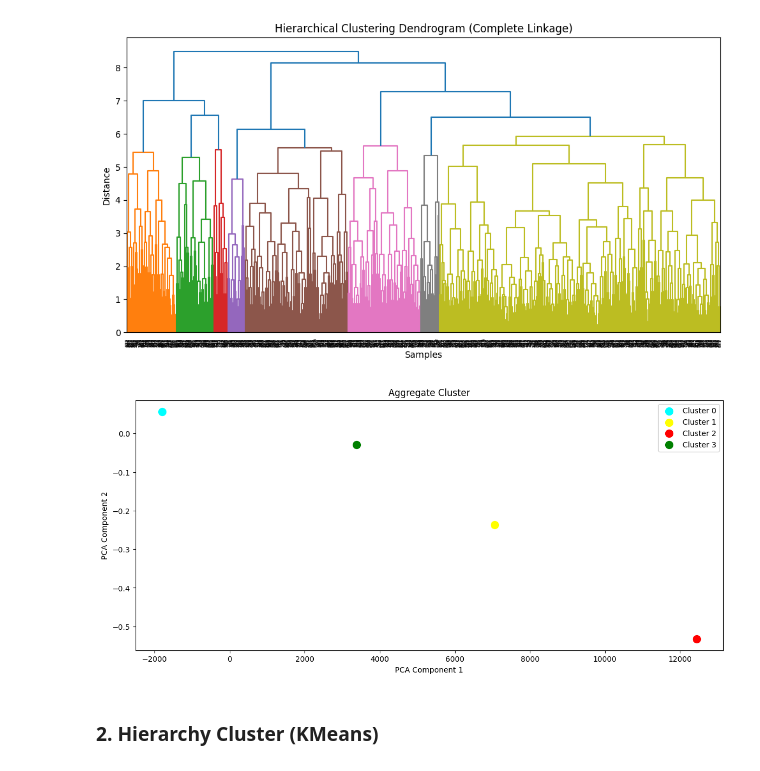
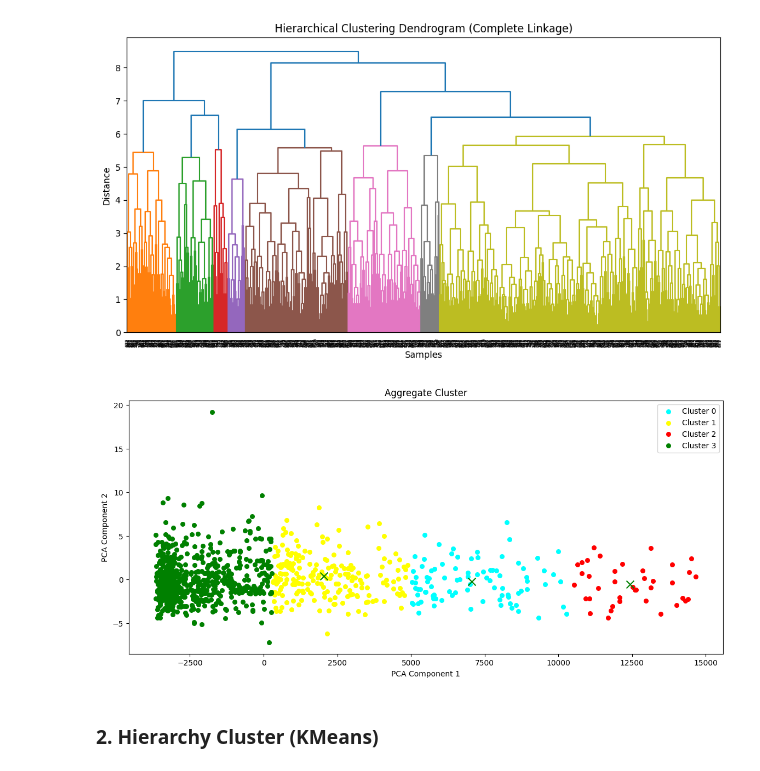
Before and after one commit to y-xing01/DAV_CA1, a Jupyter notebook: diamonds.ipynb, the cells around one changed output. Cells and saved outputs as stored; diff of their text form; code cells hidden in the pictures.

Commit message:
:zap: Fix and improve aggregate cluster plot

```diff
--- a/diamonds.ipynb
+++ b/diamonds.ipynb
@@ -1006,31 +1006,31 @@ See the caveats in the documentation: https://pandas.pydata.org/pandas-docs/stab
 # %%
 # Perform PCA for visualization
 pca = PCA(n_components=2)
 cluster_data_pca = pca.fit_transform(cluster_data)
 
 # Perform hierarchical clustering
-hc = AgglomerativeClustering(n_clusters=4, linkage='complete', metric='euclidean')
-y_hc = hc.fit_predict(cluster_data)
+hc = AgglomerativeClustering(n_clusters=4, linkage='complete', affinity='euclidean')
+y_hc = hc.fit_predict(cluster_data_pca)
 
-# Calculate cluster centers (mean values)
+# Plot the data points with cluster colors
+colors = ['cyan', 'yellow', 'red', 'green']
+for cluster_label, color in zip(range(4), colors):
+    plt.scatter(cluster_data_pca[y_hc == cluster_label, 0], cluster_data_pca[y_hc == cluster_label, 1], s=30, c=color, label=f'Cluster {cluster_label}')
+
+# Plot the cluster centers
 cluster_centers = []
 for cluster_label in range(4):
     cluster_center = np.mean(cluster_data_pca[y_hc == cluster_label], axis=0)
     cluster_centers.append(cluster_center)
+    plt.scatter(cluster_center[0], cluster_center[1], s=100, c=color, marker='x')
 
-# Plot the aggregate cluster
-colors = ['cyan', 'yellow', 'red', 'green']
-for cluster_label, color in zip(range(4), colors):
-    plt.scatter(cluster_centers[cluster_label][0], cluster_centers[cluster_label][1], s=100, c=color, label=f'Cluster {cluster_label}')
-
-# Plot the data points
 plt.xlabel('PCA Component 1')
 plt.ylabel('PCA Component 2')
 plt.title('Aggregate Cluster')
 plt.legend()
 plt.show()
 # %% [output]
-[figure, old version]
+[figure, new version]
 # %% [markdown]
 ### 2. Hierarchy Cluster (KMeans)
 # %%
```
